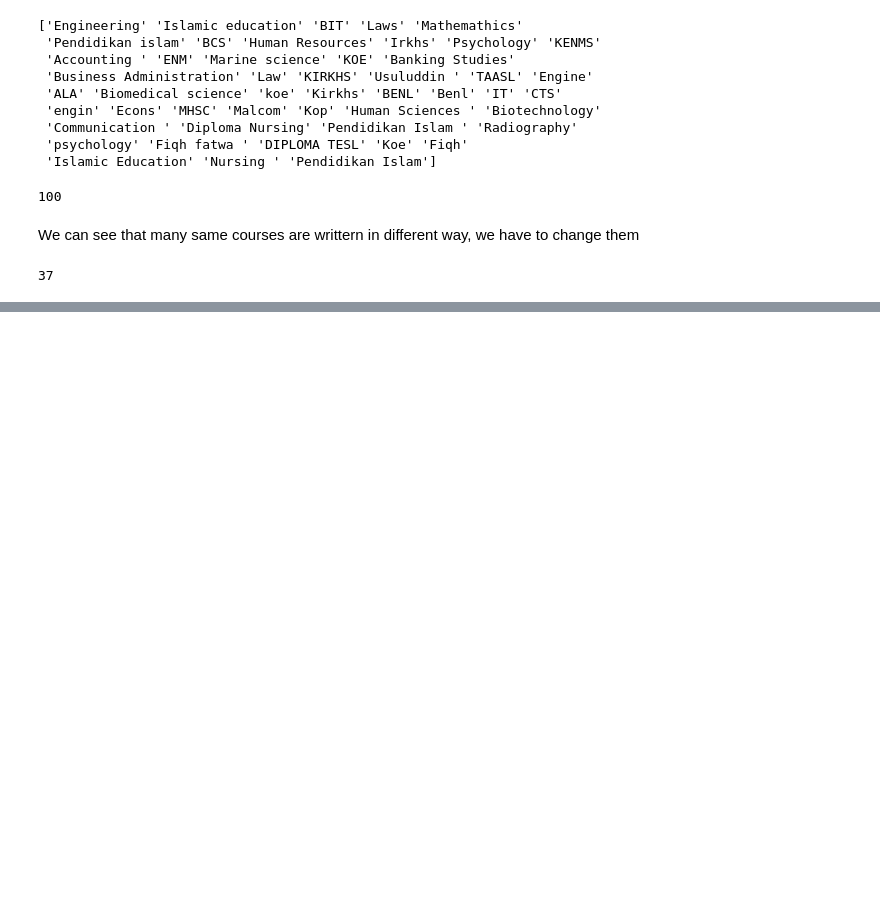
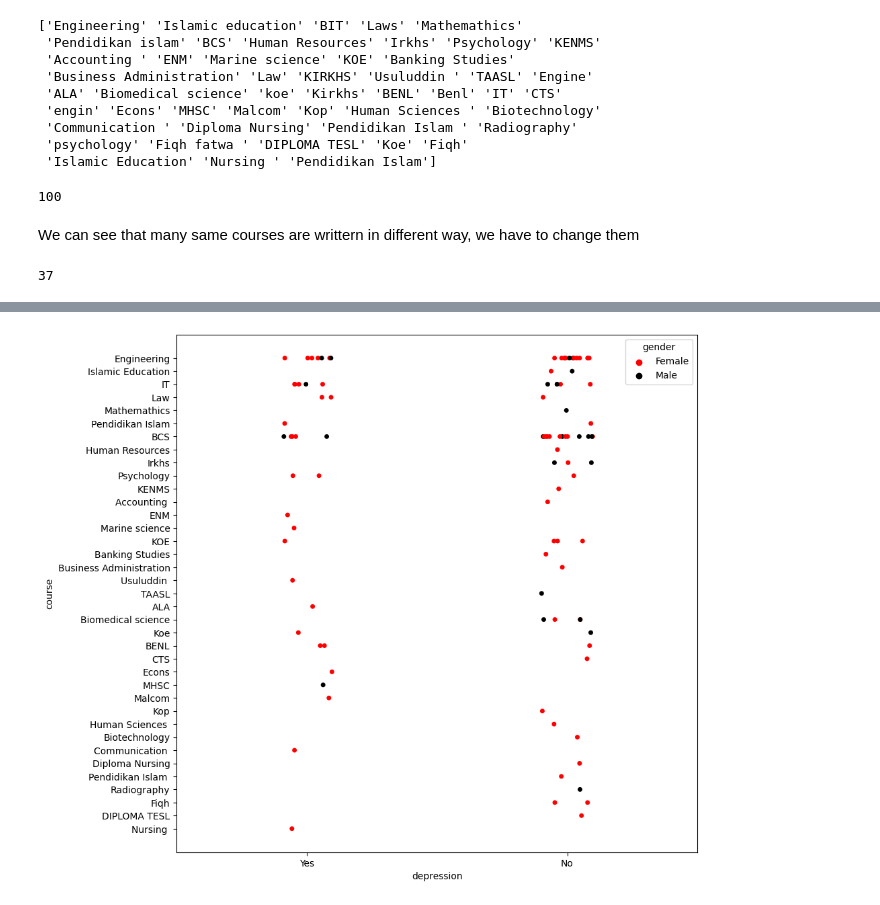
Before and after one commit to rohan-singh987/Student-Mental-Health, a Jupyter notebook: studentMentalHealth.ipynb, the cells around one changed output, grey strips where cells are left out. Drawn from its saved outputs; the diff is of its cells as text; code cells hidden in the pictures; blank space fills up the shorter version.

```diff
--- a/studentMentalHealth.ipynb
+++ b/studentMentalHealth.ipynb
@@ -168,0 +182,6 @@ data.course.nunique()
+# %%
+plt.figure(figsize=(10, 10))
+sns.stripplot(x = 'depression', y= 'course', hue= 'gender', data=data, palette = ['red', 'black'])
+plt.show()
+# %% [output]
+[figure, added]
```
Also changed, not shown: parts of 25 cells of this notebook.
